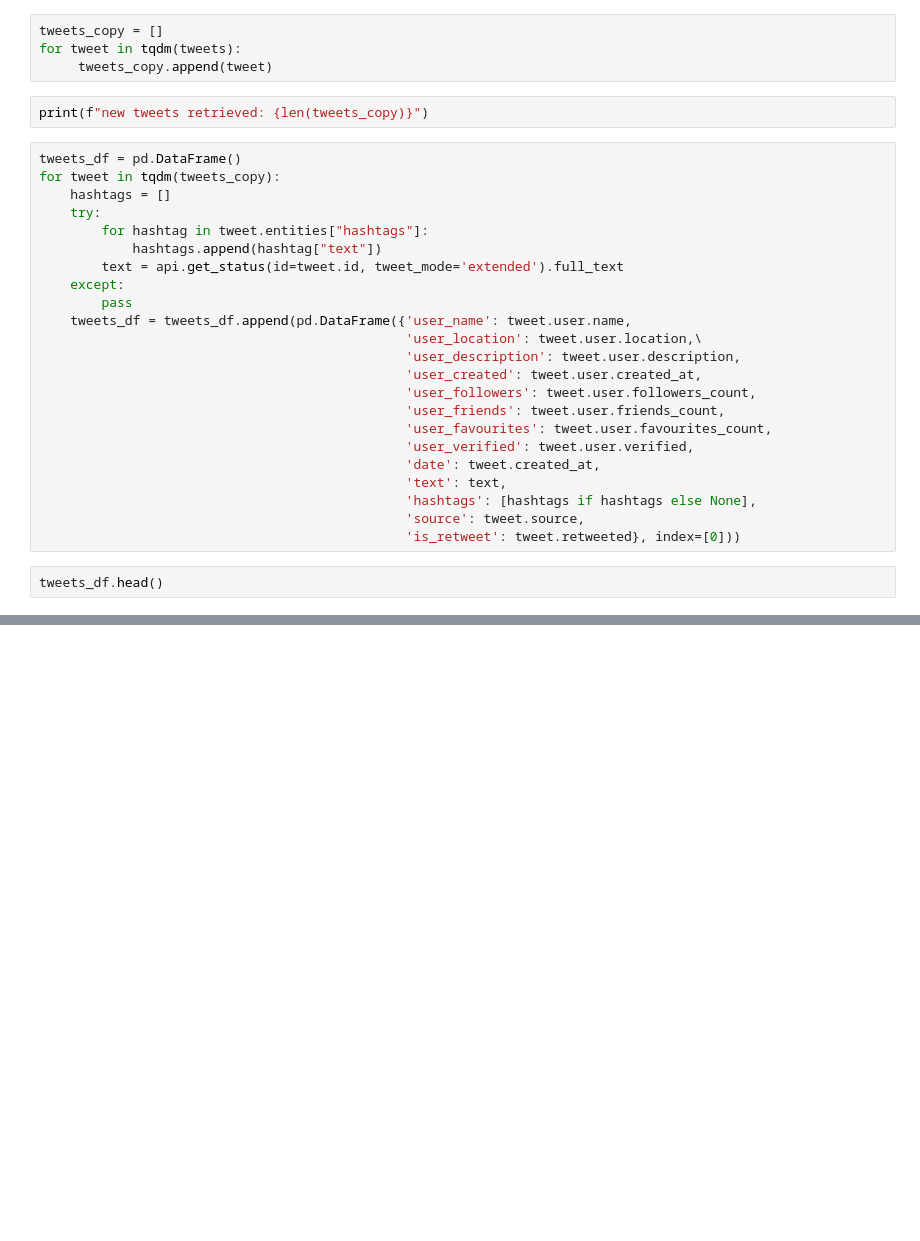
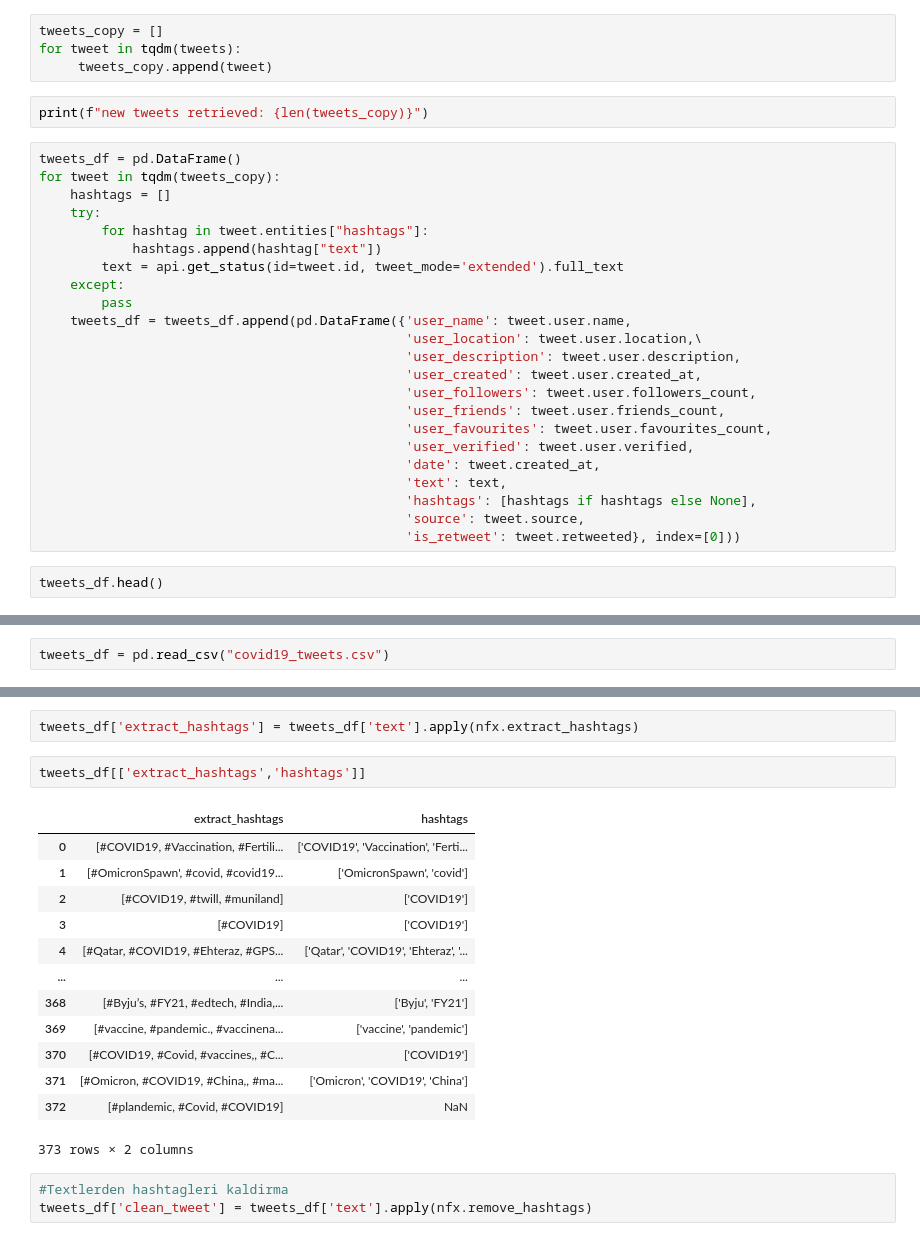
Before and after one commit to ozlem-gk/Twitter-Web-Scraping, a Jupyter notebook: TwitterCovidData.ipynb, the cells around one changed output, grey strips where cells are left out. Saved outputs shown, nothing was run; the diff lists cells and outputs as text; blank space fills up the shorter version.

```diff
--- a/TwitterCovidData.ipynb
+++ b/TwitterCovidData.ipynb
@@ -55,2 +59,4 @@ tweets_df.to_csv('covid19_tweets.csv')
+# %%
+tweets_df = pd.read_csv("covid19_tweets.csv")
 # %%
 tweets_df.columns
@@ -56,0 +170,21 @@ tweets_df.columns
+# %%
+tweets_df['extract_hashtags'] = tweets_df['text'].apply(nfx.extract_hashtags)
+# %%
+tweets_df[['extract_hashtags','hashtags']]
+# %% [output]
+|  | extract_hashtags | hashtags |
+| 0 | [#COVID19, #Vaccination, #Fertili... | ['COVID19', 'Vaccination', 'Ferti... |
+| 1 | [#OmicronSpawn', #covid, #covid19... | ['OmicronSpawn', 'covid'] |
+| 2 | [#COVID19, #twill, #muniland] | ['COVID19'] |
+| 3 | [#COVID19] | ['COVID19'] |
+| 4 | [#Qatar, #COVID19, #Ehteraz, #GPS... | ['Qatar', 'COVID19', 'Ehteraz', '... |
+| ... | ... | ... |
+| 368 | [#Byju’s, #FY21, #edtech, #India,... | ['Byju', 'FY21'] |
+| 369 | [#vaccine, #pandemic., #vaccinena... | ['vaccine', 'pandemic'] |
+| 370 | [#COVID19, #Covid, #vaccines,, #C... | ['COVID19'] |
+| 371 | [#Omicron, #COVID19, #China,, #ma... | ['Omicron', 'COVID19', 'China'] |
+| 372 | [#plandemic, #Covid, #COVID19] | NaN |
+373 rows × 2 columns
+# %%
+#Textlerden hashtagleri kaldirma
+tweets_df['clean_tweet'] = tweets_df['text'].apply(nfx.remove_hashtags)
```
Also changed, not shown: parts of 33 cells of this notebook.
